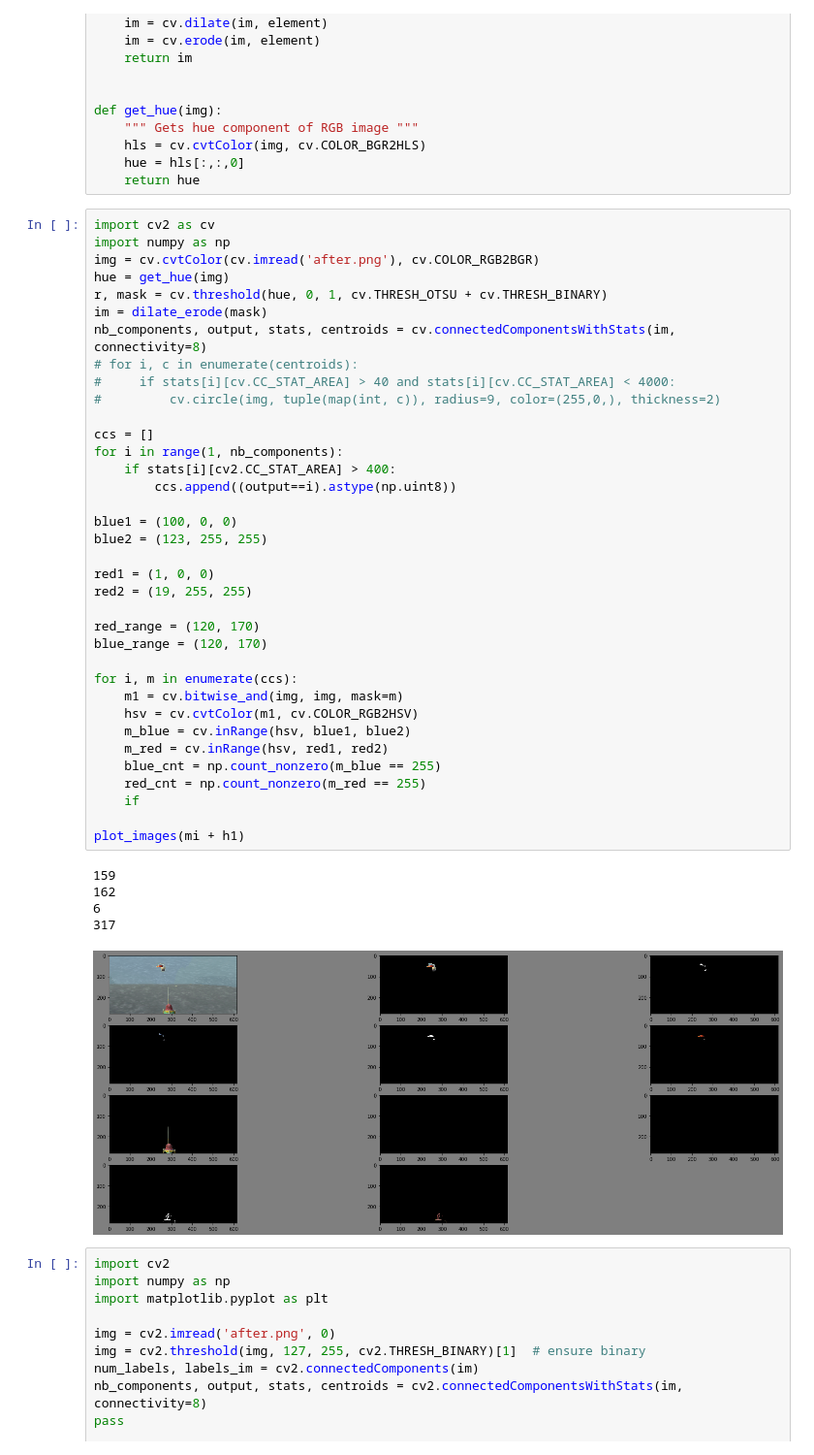
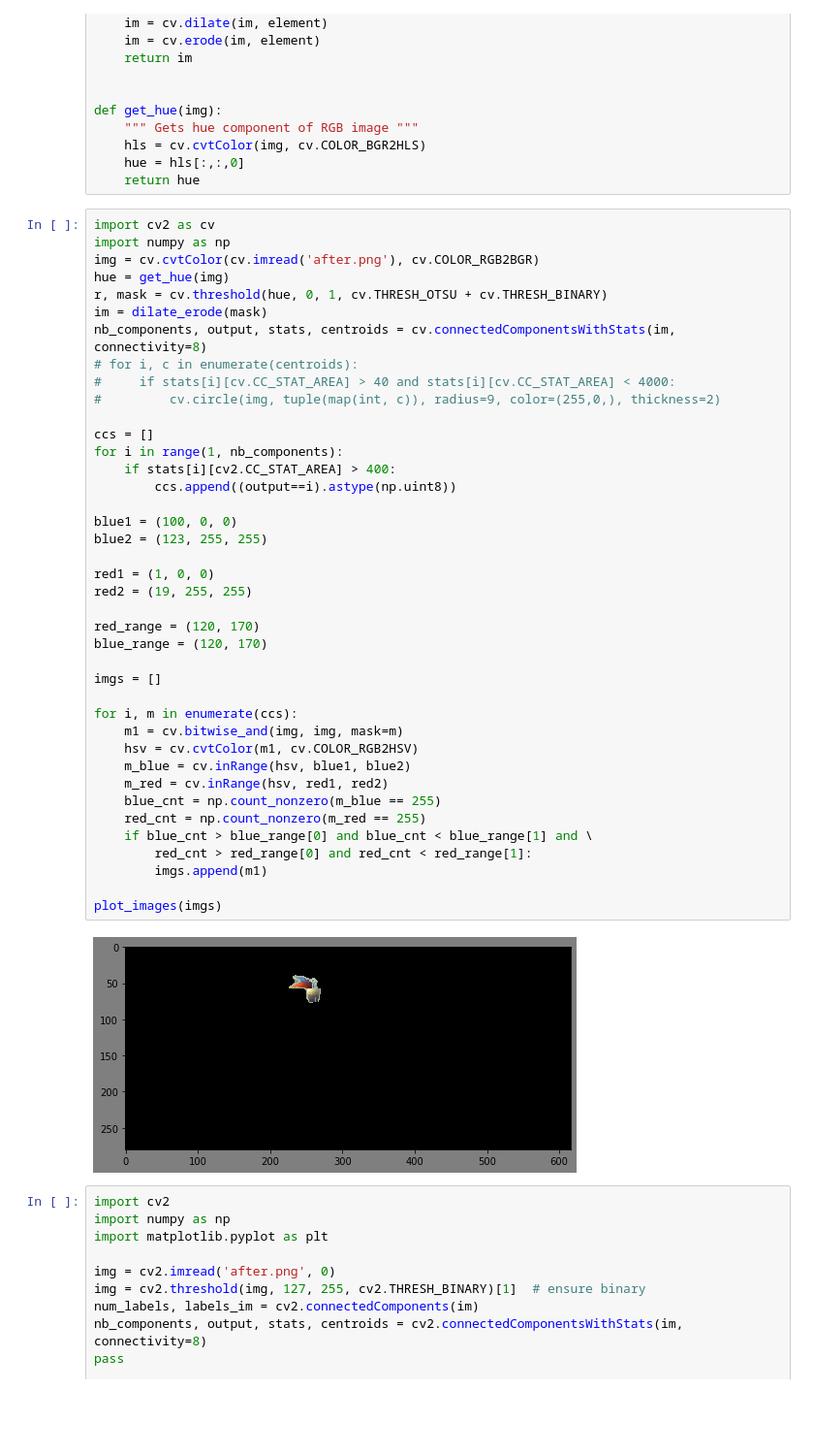
Before and after one commit to aash/pyfisher, a Jupyter notebook: x.ipynb, the cells around one changed output. Shown at 97% size. Saved outputs shown, nothing was run; the diff lists cells and outputs as text; blank space fills up the shorter version.

Commit message:
add filtering by red and blue areas

```diff
--- a/x.ipynb
+++ b/x.ipynb
@@ -158,40 +158,40 @@ hue = get_hue(img)
 r, mask = cv.threshold(hue, 0, 1, cv.THRESH_OTSU + cv.THRESH_BINARY)
 im = dilate_erode(mask)
 nb_components, output, stats, centroids = cv.connectedComponentsWithStats(im, connectivity=8)
 # for i, c in enumerate(centroids):
 #     if stats[i][cv.CC_STAT_AREA] > 40 and stats[i][cv.CC_STAT_AREA] < 4000:
 #         cv.circle(img, tuple(map(int, c)), radius=9, color=(255,0,), thickness=2)
 
 ccs = []
 for i in range(1, nb_components):
     if stats[i][cv2.CC_STAT_AREA] > 400:
         ccs.append((output==i).astype(np.uint8))
 
 blue1 = (100, 0, 0)
 blue2 = (123, 255, 255)
 
 red1 = (1, 0, 0)
 red2 = (19, 255, 255)
 
 red_range = (120, 170)
 blue_range = (120, 170)
 
+imgs = []
+
 for i, m in enumerate(ccs):
     m1 = cv.bitwise_and(img, img, mask=m)
     hsv = cv.cvtColor(m1, cv.COLOR_RGB2HSV)
     m_blue = cv.inRange(hsv, blue1, blue2)
     m_red = cv.inRange(hsv, red1, red2)
     blue_cnt = np.count_nonzero(m_blue == 255)
     red_cnt = np.count_nonzero(m_red == 255)
-    if
+    if blue_cnt > blue_range[0] and blue_cnt < blue_range[1] and \
+        red_cnt > red_range[0] and red_cnt < red_range[1]:
+        imgs.append(m1)
 
-plot_images(mi + h1)
+plot_images(imgs)
 # %% [output]
-159
-162
-6
-317
-[figure, old version]
+[figure, new version]
 # %%
 import cv2
 import numpy as np
```
